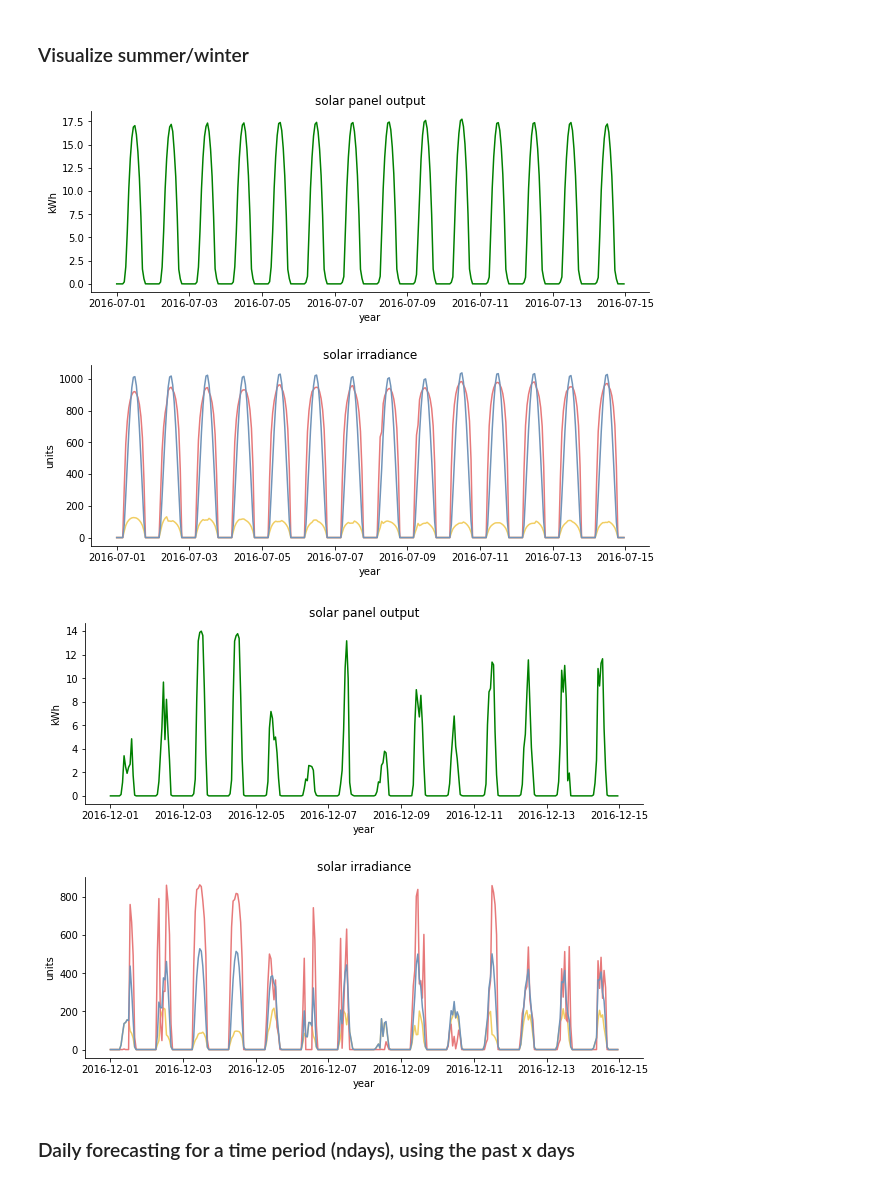
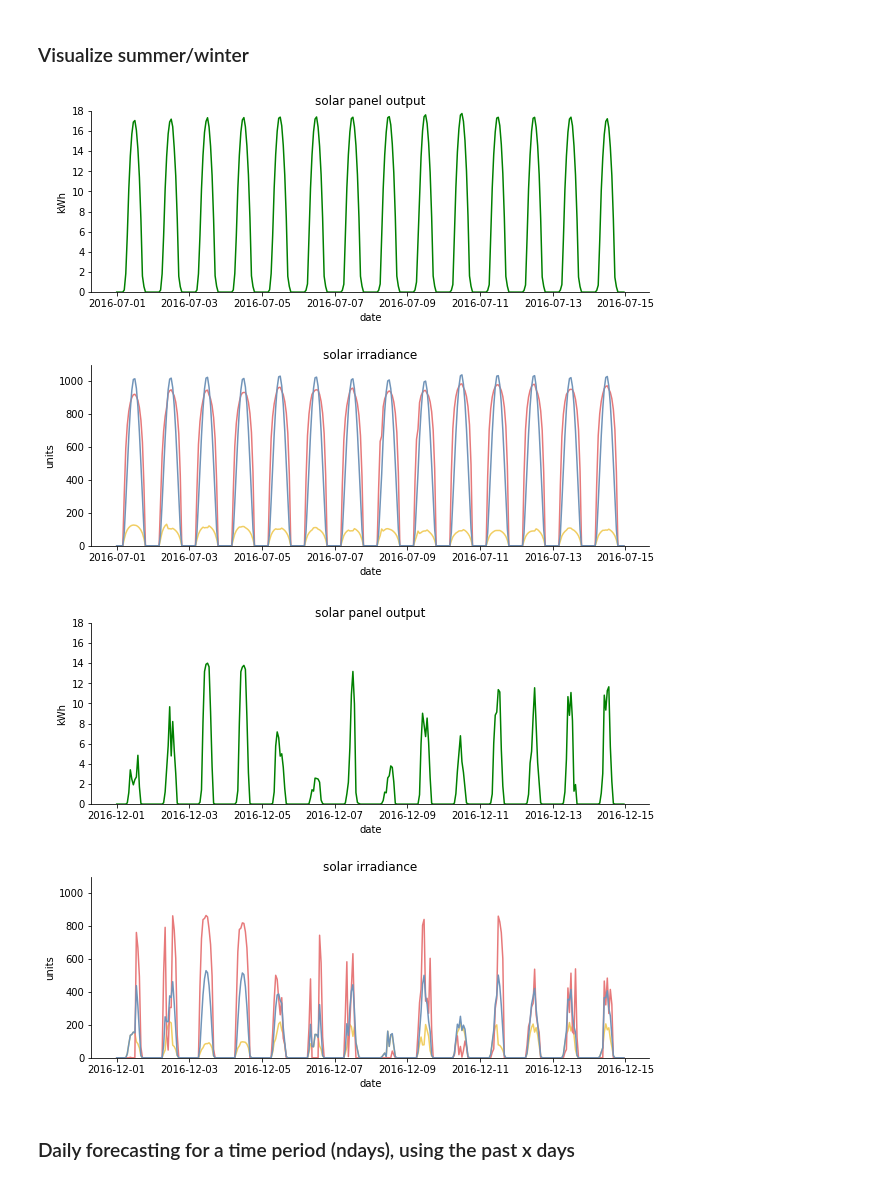
Before and after one commit to jocelynlau/metis-projects-2-5, a Jupyter notebook: project-5/4. Model visualizations.ipynb, the cells around one changed output. Drawn from its saved outputs; the diff is of its cells as text; code cells hidden in the pictures.

```diff
--- a/project-5/4. Model visualizations.ipynb
+++ b/project-5/4. Model visualizations.ipynb
@@ -129,7 +129,8 @@ ax1.spines['top'].set_visible(False)
 ax1.spines['right'].set_visible(False)
 # ax.spines['bottom'].set_visible(False)
 # ax.spines['left'].set_visible(False)
-ax1.set_xlabel('year')
+ax1.set_ylim(0,18)
+ax1.set_xlabel('date')
 ax1.set_ylabel('kWh')
 ax1.set_title('solar panel output')
 
@@ -141,14 +142,15 @@ ax2.spines['top'].set_visible(False)
 ax2.spines['right'].set_visible(False)
 # ax.spines['bottom'].set_visible(False)
 # ax.spines['left'].set_visible(False)
-ax2.set_xlabel('year')
+ax2.set_ylim(0,1100)
+ax2.set_xlabel('date')
 ax2.set_ylabel('units')
 ax2.set_title('solar irradiance')
 
 
 fig.savefig("figures/mean_kWh_summer_16.png", bbox_inches = 'tight',transparent=True);
 # %% [output]
-[figure, old version]
+[figure, new version]
 # %%
 # WINTER EXAMPLE
 start = dt.datetime(2016,12,1,0,0)
@@ -161,33 +163,35 @@ data_monthly = data_daily[start:end].resample('M').mean()
 # %%
 fig, (ax1,ax2) = plt.subplots(nrows=2, ncols=1,figsize=(10,8))
 fig.subplots_adjust(hspace=.4)
 
 ax1.plot(data_hourly,label='kWh',c='#008000')
 # ax.plot(data_daily,label='monthly resampled mean',c='#008000')
 ax1.spines['top'].set_visible(False)
 ax1.spines['right'].set_visible(False)
 # ax.spines['bottom'].set_visible(False)
 # ax.spines['left'].set_visible(False)
-ax1.set_xlabel('year')
+ax1.set_ylim(0,18)
+ax1.set_xlabel('date')
 ax1.set_ylabel('kWh')
 ax1.set_title('solar panel output')
 
 ax2.plot(solar['DHI'][start:end],label='DHI',c='#f1ce63')
 ax2.plot(solar['DNI'][start:end],label='DNI',c='#e7797a')
 ax2.plot(solar['GHI'][start:end],label='GHI',c='#7194b9')
 # ax.plot(data_daily,label='monthly resampled mean',c='#008000')
 ax2.spines['top'].set_visible(False)
 ax2.spines['right'].set_visible(False)
 # ax.spines['bottom'].set_visible(False)
 # ax.spines['left'].set_visible(False)
-ax2.set_xlabel('year')
+ax2.set_ylim(0,1100)
+ax2.set_xlabel('date')
 ax2.set_ylabel('units')
 ax2.set_title('solar irradiance')
 
 
 fig.savefig("figures/mean_kWh_winter_16.png", bbox_inches = 'tight',transparent=True);
 # %% [output]
-[figure, old version]
+[figure, new version]
 # %% [markdown]
 ### Daily forecasting for a time period (ndays), using the past x days
 # %%
```
Also changed, not shown: parts of 35 cells of this notebook, 9 other files.
